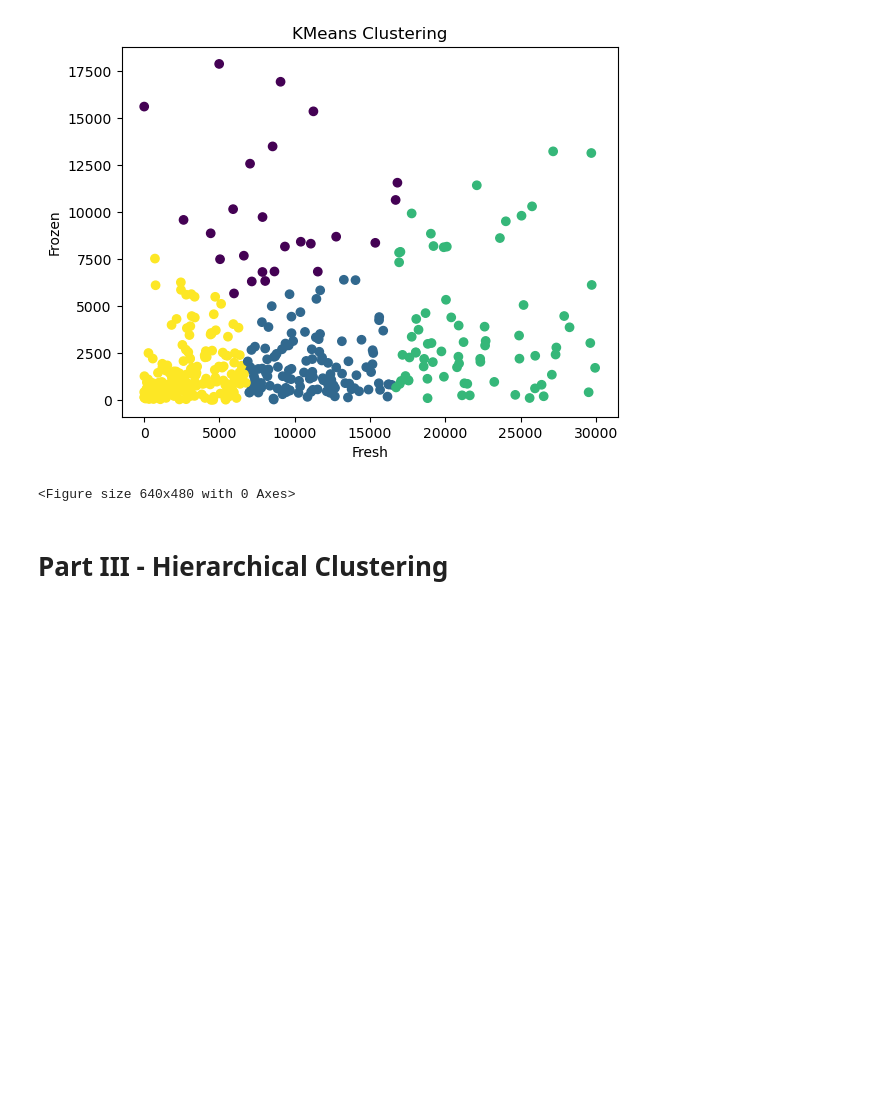
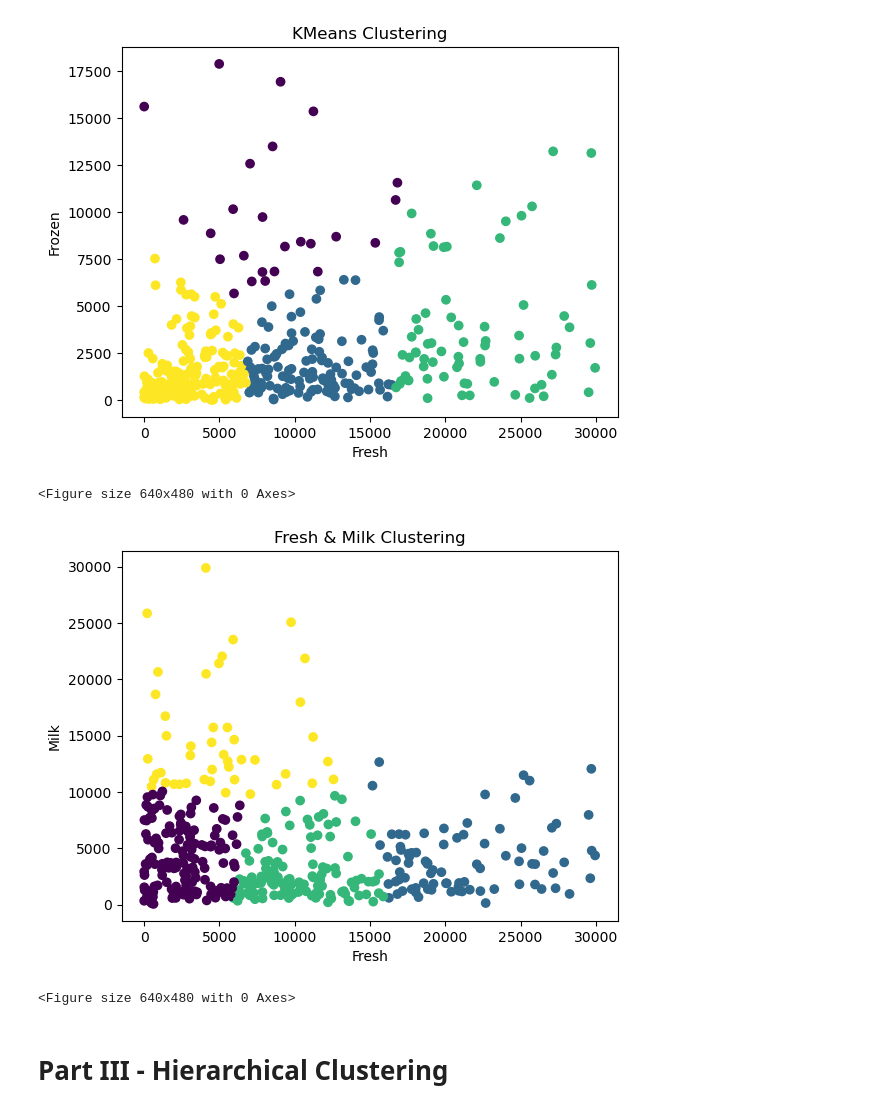
Before and after one commit to RRPharaoh/ml-project-unsupervised-learning, a Jupyter notebook: Unsupervised Learning - Project.ipynb, the cells around one changed output. Cells and saved outputs as stored; diff of their text form; code cells hidden in the pictures; blank space fills up the shorter version.

```diff
--- a/Unsupervised Learning - Project.ipynb
+++ b/Unsupervised Learning - Project.ipynb
@@ -309,6 +360,27 @@ plt.savefig(r"images/kmeans_3.png")
 # %% [output]
 [figure]
 <Figure size 640x480 with 0 Axes>
+# %%
+# The features for clustering
+features = df[['Fresh', 'Milk']]
+# number of clusters (k)
+k = 4
+lkmeans = KMeans(n_clusters=k, random_state=42)
+kmeans.fit(features)
+cluster_labels = kmeans.labels_
+
+# Visualization
+plt.scatter(features['Fresh'], features['Milk'], c=cluster_labels, cmap='viridis')
+plt.xlabel('Fresh')
+plt.ylabel('Milk')
+plt.title('Fresh & Milk Clustering')
+
+plt.show()
+
+plt.savefig(r"images/kmeans_4.png")
+# %% [output]
+[figure, added]
+<Figure size 640x480 with 0 Axes>
 # %% [markdown]
 # Part III - Hierarchical Clustering
 # %% [markdown]
```
Also changed, not shown: parts of 8 cells of this notebook, 1 other file.
